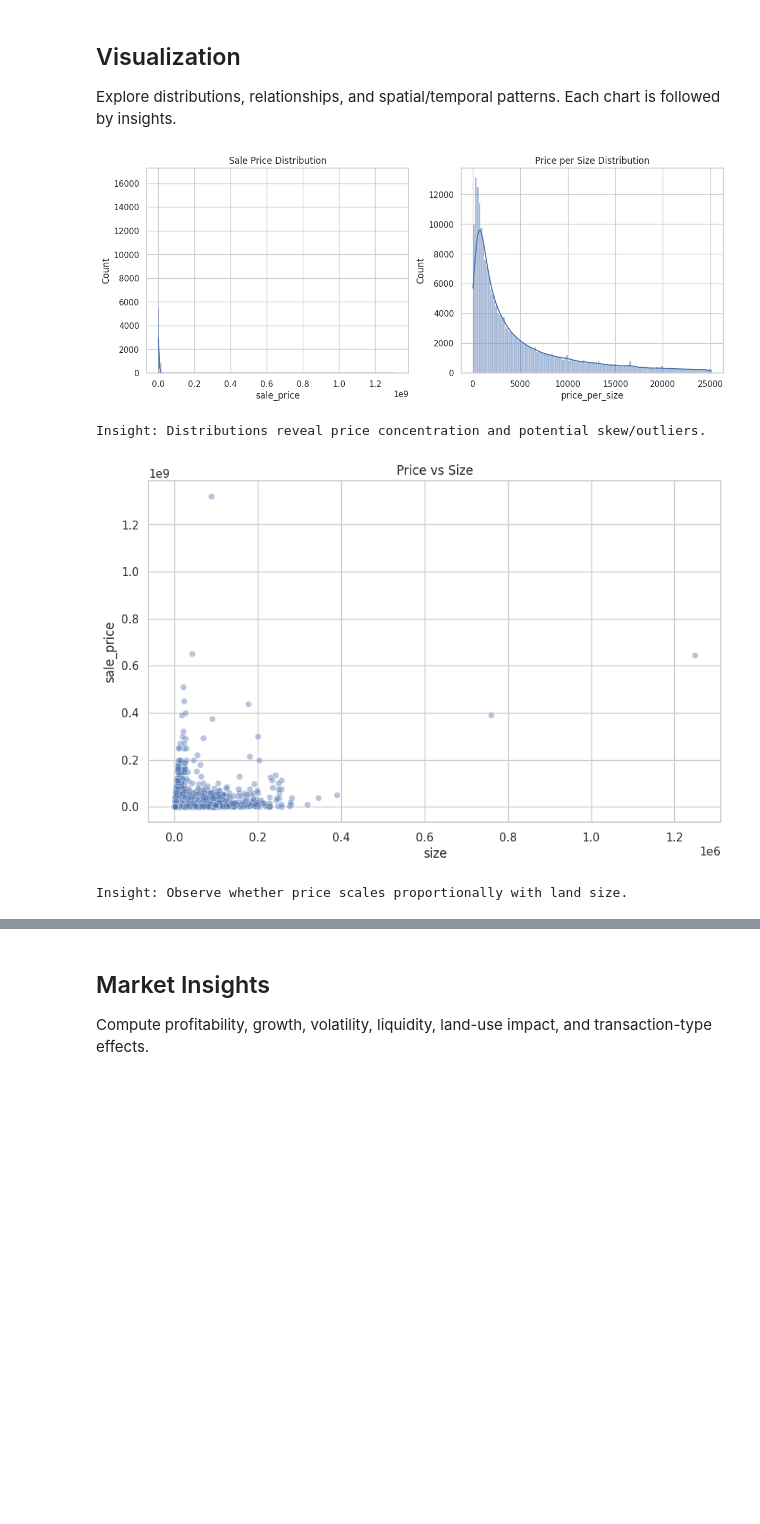
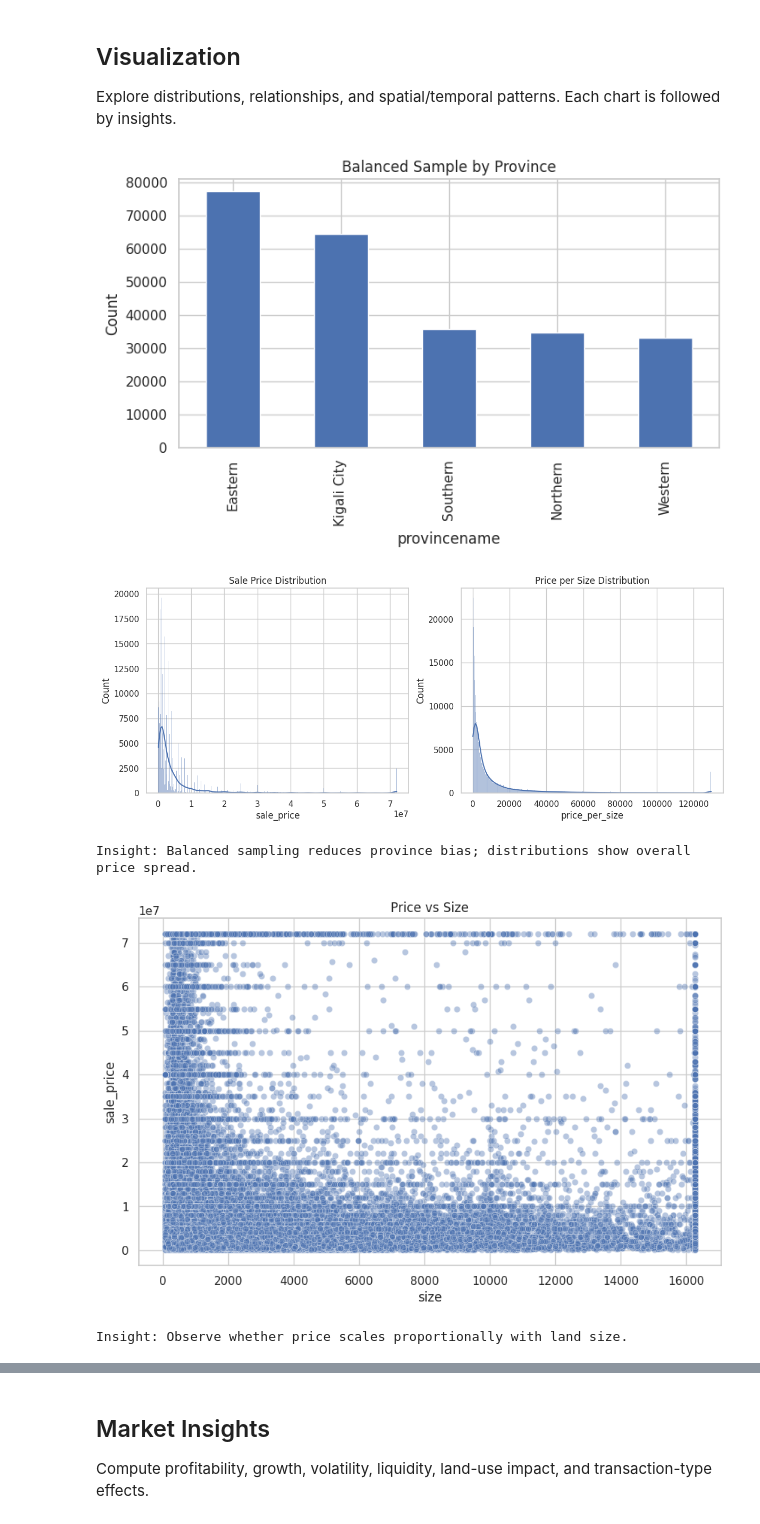
Before and after one commit to lscblack/Safe_Land_Rwanda, a Jupyter notebook: ml/market_trends/MarketTrendAnalysis.ipynb, the cells around one changed output, grey strips where cells are left out. Drawn from its saved outputs; the diff is of its cells as text; code cells hidden in the pictures; blank space fills up the shorter version.

```diff
--- a/ml/market_trends/MarketTrendAnalysis.ipynb
+++ b/ml/market_trends/MarketTrendAnalysis.ipynb
@@ -165,75 +176,44 @@ After feature engineering: (215318, 24)
 ## Visualization
 Explore distributions, relationships, and spatial/temporal patterns. Each chart is followed by insights.
 # %%
-# Price distribution histograms
+# Balanced sample check
+plt.figure(figsize=(8, 4))
+df_feat["provincename"].value_counts().plot(kind="bar", title="Balanced Sample by Province")
+plt.ylabel("Count")
+plt.show()
+
+# Price distribution
 fig, axes = plt.subplots(1, 2, figsize=(14, 5))
 sns.histplot(df_feat["sale_price"], kde=True, ax=axes[0])
 axes[0].set_title("Sale Price Distribution")
-sns.histplot(df_feat["price_per_size"], kde=True, ax=axes[1])
+sns.histplot(df_feat["price_per_size"].dropna(), kde=True, ax=axes[1])
 axes[1].set_title("Price per Size Distribution")
 plt.show()
-print("Insight: Distributions reveal price concentration and potential skew/outliers.")
+print("Insight: Balanced sampling reduces province bias; distributions show overall price spread.")
 
 # Price vs size scatter
 sns.scatterplot(data=df_feat, x="size", y="sale_price", alpha=0.4)
 plt.title("Price vs Size")
 plt.show()
 print("Insight: Observe whether price scales proportionally with land size.")
 
-# Boxplots by district and sector (top categories for readability)
-top_districts = df_feat["districtname"].value_counts().head(8).index
-sns.boxplot(data=df_feat[df_feat["districtname"].isin(top_districts)], x="districtname", y="sale_price")
-plt.title("Price by District (Top 8)")
-plt.xticks(rotation=45)
-plt.show()
-print("Insight: Districts with higher median prices indicate stronger demand.")
-
-top_sectors = df_feat["sectorname"].value_counts().head(8).index
-sns.boxplot(data=df_feat[df_feat["sectorname"].isin(top_sectors)], x="sectorname", y="sale_price")
-plt.title("Price by Sector (Top 8)")
-plt.xticks(rotation=45)
-plt.show()
-print("Insight: Sector-level price dispersion shows market heterogeneity.")
-
-# Correlation heatmap
-numeric_cols = ["sale_price", "size", "price_per_size", "district_avg_price", "sector_avg_price", "cell_avg_price"]
-corr = df_feat[numeric_cols].corr()
-sns.heatmap(corr, annot=True, cmap="coolwarm", fmt=".2f")
-plt.title("Correlation Heatmap")
-plt.show()
-print("Insight: Identifies which numeric factors track price most strongly.")
-
-# Time series price trend
+# Monthly trend
 monthly = df_feat.groupby(df_feat["start_date"].dt.to_period("M")).agg(avg_price=("sale_price", "mean")).reset_index()
 monthly["start_date"] = monthly["start_date"].dt.to_timestamp()
 sns.lineplot(data=monthly, x="start_date", y="avg_price")
 plt.title("Monthly Average Price Trend")
 plt.show()
-print("Insight: Detects uptrends or downturns in the market over time.")
+print("Insight: Trend line reveals market direction over time.")
 
-# Average price per location ranking (top 10 sectors)
-sector_rank = df_feat.groupby("sectorname")["sale_price"].mean().sort_values(ascending=False).head(10)
-sector_rank.plot(kind="bar", title="Top 10 Sectors by Avg Price")
-plt.ylabel("Avg Price")
+# Correlation heatmap (numeric)
+numeric_cols = ["sale_price", "size", "size_log", "sector_hist_avg_price", "cell_hist_avg_price"]
+corr = df_feat[numeric_cols].corr()
+sns.heatmap(corr, annot=True, cmap="coolwarm", fmt=".2f")
+plt.title("Correlation Heatmap")
 plt.show()
-print("Insight: Highest-average sectors are likely premium investment zones.")
-
-# Transaction volume by area (district)
-district_volume = df_feat["districtname"].value_counts().head(10)
-district_volume.plot(kind="bar", title="Top 10 Districts by Transaction Volume")
-plt.ylabel("Transaction Count")
-plt.show()
-print("Insight: High volume indicates liquidity and market activity.")
-
-# Profitability heatmap (sector vs cell)
-pivot = df_feat.pivot_table(index="sectorname", columns="cellname", values="price_per_size", aggfunc="mean")
-plt.figure(figsize=(12, 6))
-sns.heatmap(pivot, cmap="YlGnBu")
-plt.title("Profitability Heatmap (Price per Size)")
-plt.show()
-print("Insight: Hotter cells/sectors suggest strong profitability per unit size.")
 # %% [output]
-[figure, old version]
+[figure, new version]
+[figure, new version]
-Insight: Distributions reveal price concentration and potential skew/outliers.
+Insight: Balanced sampling reduces province bias; distributions show overall price spread.
-[figure, old version]
+[figure, new version]
 Insight: Observe whether price scales proportionally with land size.
```
Also changed, not shown: parts of 21 cells of this notebook, 21 other files.
